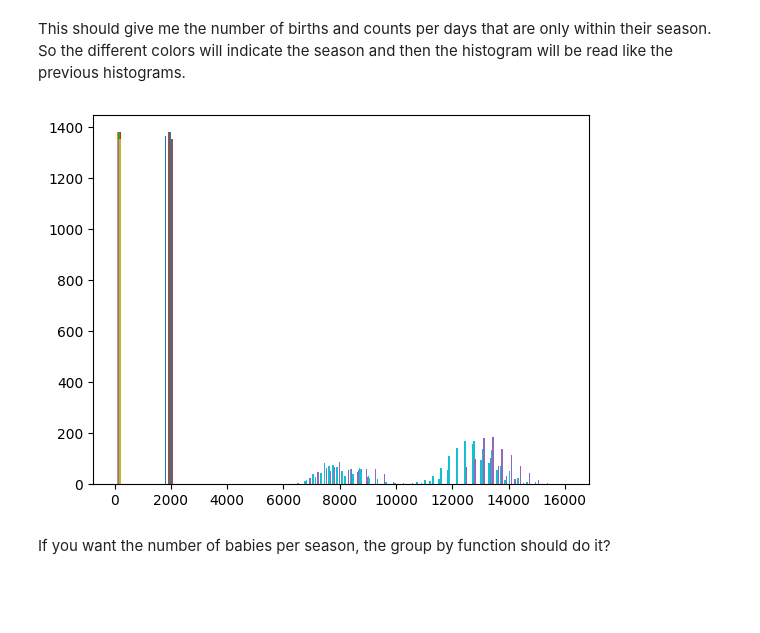
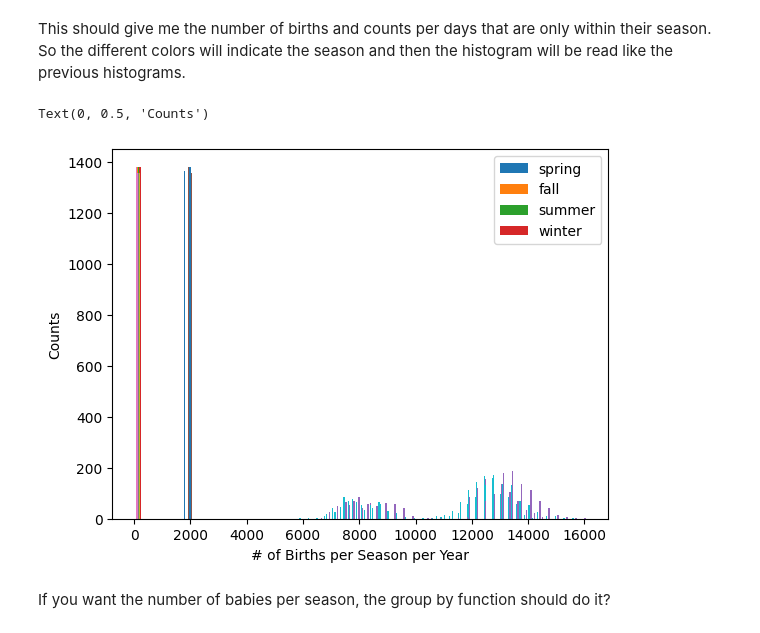
Before and after one commit to meg-krieg/scicomp2_F25, a Jupyter notebook: my_work/hw_birth-and-movie/HW2_Meghan_Krieg.ipynb, the cells around one changed output. Saved outputs shown, nothing was run; the diff lists cells and outputs as text; code cells hidden in the pictures; blank space fills up the shorter version.

```diff
--- a/my_work/hw_birth-and-movie/HW2_Meghan_Krieg.ipynb
+++ b/my_work/hw_birth-and-movie/HW2_Meghan_Krieg.ipynb
@@ -20,10 +22,14 @@ This should give me the number of births and counts per days that are only withi
 # %%
 plt.hist(spring, bins = 50);
 plt.hist(fall, bins = 50);
 plt.hist(summer, bins = 50);
 plt.hist(winter, bins = 50);
+plt.legend(["spring",'fall','summer','winter'])
+plt.xlabel('# of Births per Season per Year')
+plt.ylabel('Counts')
 # %% [output]
+Text(0, 0.5, 'Counts')
-[figure, old version]
+[figure, new version]
 # %% [markdown]
 If you want the number of babies per season, the group by function should do it?
 # %%
```
Also changed, not shown: parts of 15 cells of this notebook, 5 other files.
